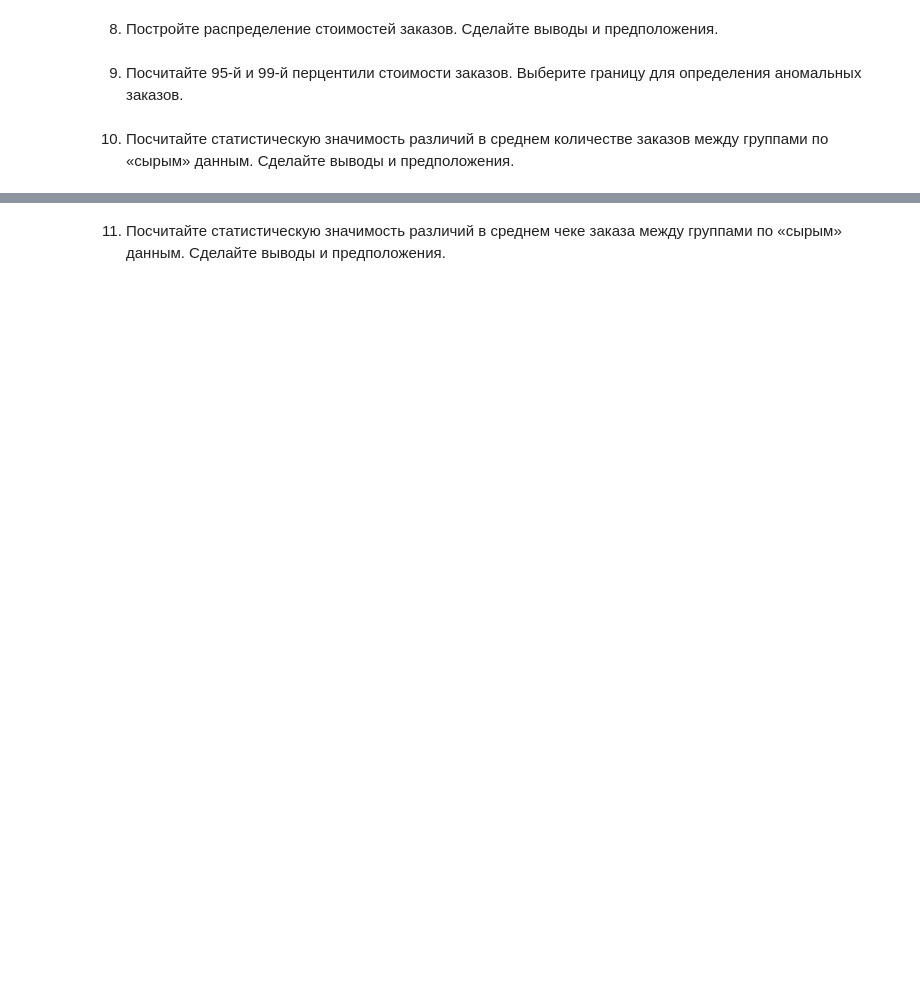
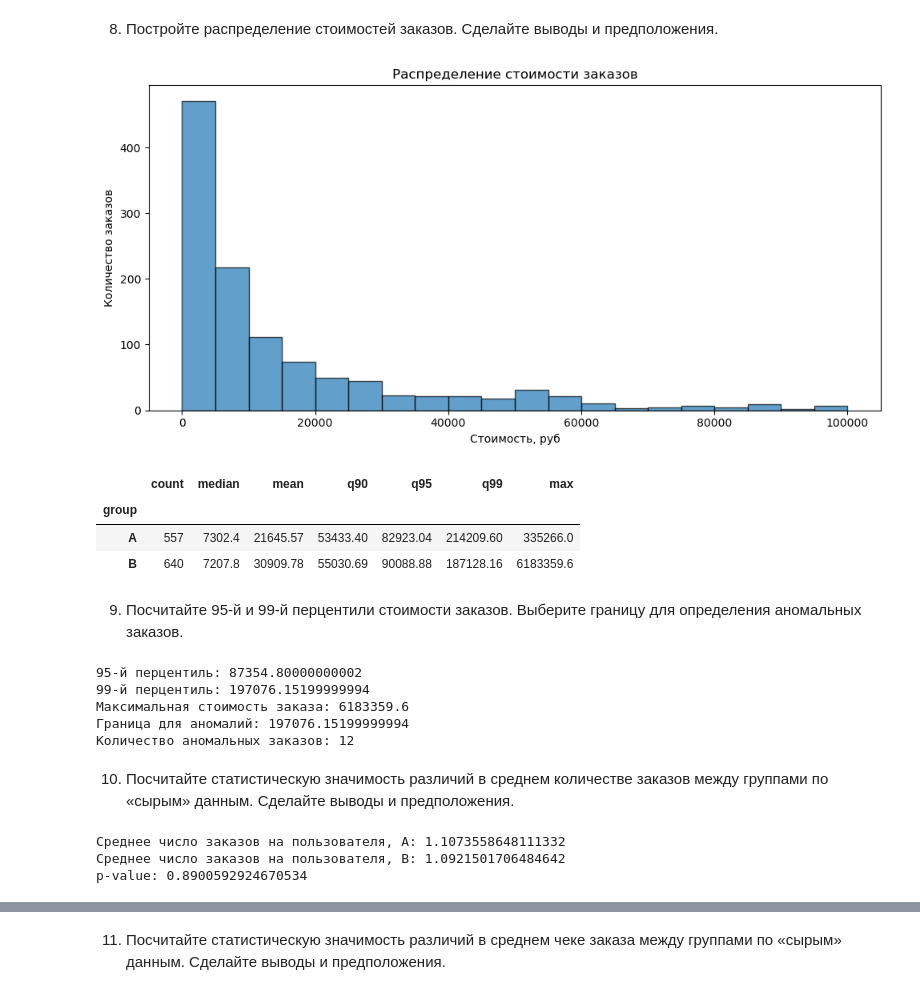
Before and after one commit to SeriousDragon/1st-Phase-SD, a Jupyter notebook: week4/day03/04-03-task.ipynb, the cells around one changed output, grey strips where cells are left out. Cells and saved outputs as stored; diff of their text form; code cells hidden in the pictures; blank space fills up the shorter version.

```diff
--- a/week4/day03/04-03-task.ipynb
+++ b/week4/day03/04-03-task.ipynb
@@ -308,6 +322,77 @@ plt.legend(); plt.grid(); plt.tight_layout(); plt.show()
 # %% [markdown]
 8. Постройте распределение стоимостей заказов. Сделайте выводы и предположения.
+# %%
+plt.figure(figsize=(10, 5))
+
+bins = np.arange(0, 100000 + 5000, 5000)
+
+plt.hist(transactions["revenue"], bins=bins, edgecolor="black", alpha=0.7)
+
+plt.xlabel("Стоимость, руб")
+plt.ylabel("Количество заказов")
+plt.title("Распределение стоимости заказов")
+plt.tight_layout()
+plt.show()
+# %% [output]
+[figure, added]
+# %%
+summary = (
+    transactions.groupby("group")["revenue"]
+    .agg(
+        count="count",
+        median="median",
+        mean="mean",
+        q90=lambda s: s.quantile(0.9),
+        q95=lambda s: s.quantile(0.95),
+        q99=lambda s: s.quantile(0.99),
+        max="max",
+    )
+    .round(2)
+)
+summary
+# %% [output]
+|  | count | median | mean | q90 | q95 | q99 | max |
+| group |  |  |  |  |  |  |  |
+| A | 557 | 7302.4 | 21645.57 | 53433.40 | 82923.04 | 214209.60 | 335266.0 |
+| B | 640 | 7207.8 | 30909.78 | 55030.69 | 90088.88 | 187128.16 | 6183359.6 |
 # %% [markdown]
 9. Посчитайте 95-й и 99-й перцентили стоимости заказов. Выберите границу для определения аномальных заказов.
+# %%
+q95 = np.percentile(transactions["revenue"], 95)
+q99 = np.percentile(transactions["revenue"], 99)
+max_val = transactions["revenue"].max()
+
+print("95-й перцентиль:", q95)
+print("99-й перцентиль:", q99)
+print("Максимальная стоимость заказа:", max_val)
+
+threshold = q99
+print("Граница для аномалий:", threshold)
+print("Количество аномальных заказов:", (transactions["revenue"] >= threshold).sum())
+# %% [output]
+95-й перцентиль: 87354.80000000002
+99-й перцентиль: 197076.15199999994
+Максимальная стоимость заказа: 6183359.6
+Граница для аномалий: 197076.15199999994
+Количество аномальных заказов: 12
 # %% [markdown]
 10. Посчитайте статистическую значимость различий в среднем количестве заказов между группами по «сырым» данным. Сделайте выводы и предположения.
+# %%
+orders_by_user = (
+    transactions.groupby(["group", "user_id"]).size().reset_index(name="orders")
+)
+
+
+orders_A = orders_by_user.loc[orders_by_user["group"] == "A", "orders"]
+orders_B = orders_by_user.loc[orders_by_user["group"] == "B", "orders"]
+
+
+u_stat, p_value = st.mannwhitneyu(orders_A, orders_B, alternative="two-sided")
+
+print("Среднее число заказов на пользователя, A:", orders_A.mean())
+print("Среднее число заказов на пользователя, B:", orders_B.mean())
+print("p-value:", p_value)
+# %% [output]
+Среднее число заказов на пользователя, A: 1.1073558648111332
+Среднее число заказов на пользователя, B: 1.0921501706484642
+p-value: 0.8900592924670534
```
Also changed, not shown: parts of 13 cells of this notebook.
